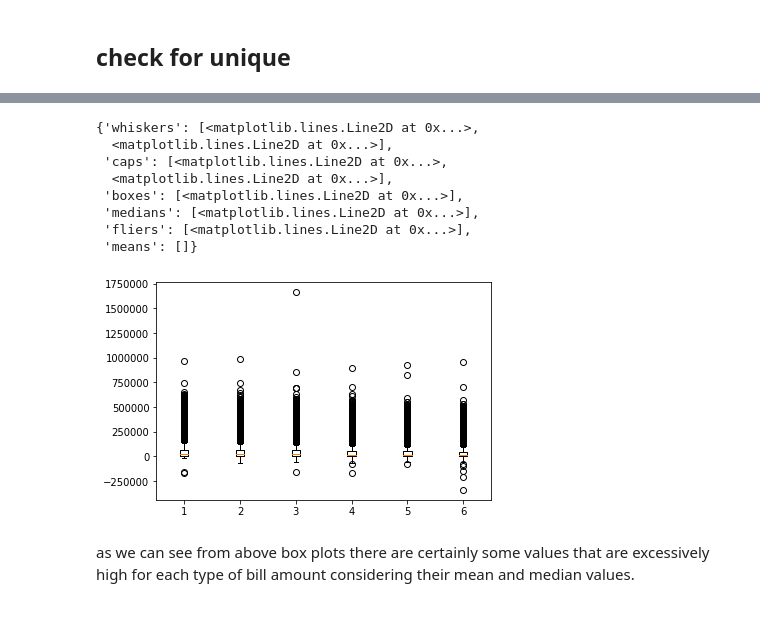
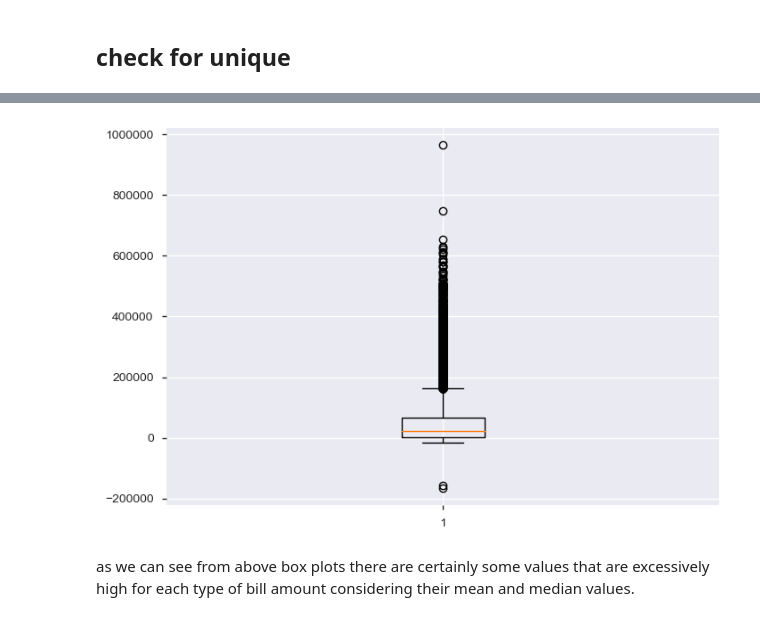
Before and after one commit to pankajti/msds_7331_proj, a Jupyter notebook: analysis/eda.ipynb, the cells around one changed output, grey strips where cells are left out. Saved outputs shown, nothing was run; the diff lists cells and outputs as text; code cells hidden in the pictures.

```diff
--- a/analysis/eda.ipynb
+++ b/analysis/eda.ipynb
@@ -67,26 +26,19 @@ dtype: object
 # %%
-import seaborn as sns
+#import seaborn as sns
 fig = plt.figure()
 ax = plt.subplot(111)
 
  #TODO figure out how to do plotting in a loop
 
 ax.boxplot(df['BILL_AMT1'] , positions = [1])
-ax.boxplot(df['BILL_AMT2'], positions = [2])
-ax.boxplot(df['BILL_AMT3'], positions = [3])
-ax.boxplot(df['BILL_AMT4'], positions = [4])
-ax.boxplot(df['BILL_AMT5'], positions = [5])
-ax.boxplot(df['BILL_AMT6'], positions = [6])
+#ax.boxplot(df['BILL_AMT2'], positions = [2])
+#ax.boxplot(df['BILL_AMT3'], positions = [3])
+#ax.boxplot(df['BILL_AMT4'], positions = [4])
+#ax.boxplot(df['BILL_AMT5'], positions = [5])
+#ax.boxplot(df['BILL_AMT6'], positions = [6])
+plt.show()
 # %% [output]
-{'whiskers': [<matplotlib.lines.Line2D at 0x...>,
-  <matplotlib.lines.Line2D at 0x...>],
- 'caps': [<matplotlib.lines.Line2D at 0x...>,
-  <matplotlib.lines.Line2D at 0x...>],
- 'boxes': [<matplotlib.lines.Line2D at 0x...>],
- 'medians': [<matplotlib.lines.Line2D at 0x...>],
- 'fliers': [<matplotlib.lines.Line2D at 0x...>],
- 'means': []}
-[figure, old version]
+[figure, new version]
 # %% [markdown]
 as we can see from above box plots there are certainly some values that are excessively high for each type of bill amount considering their mean and median values.
 # %%
```
Also changed, not shown: parts of 20 cells of this notebook, 2 other files.
